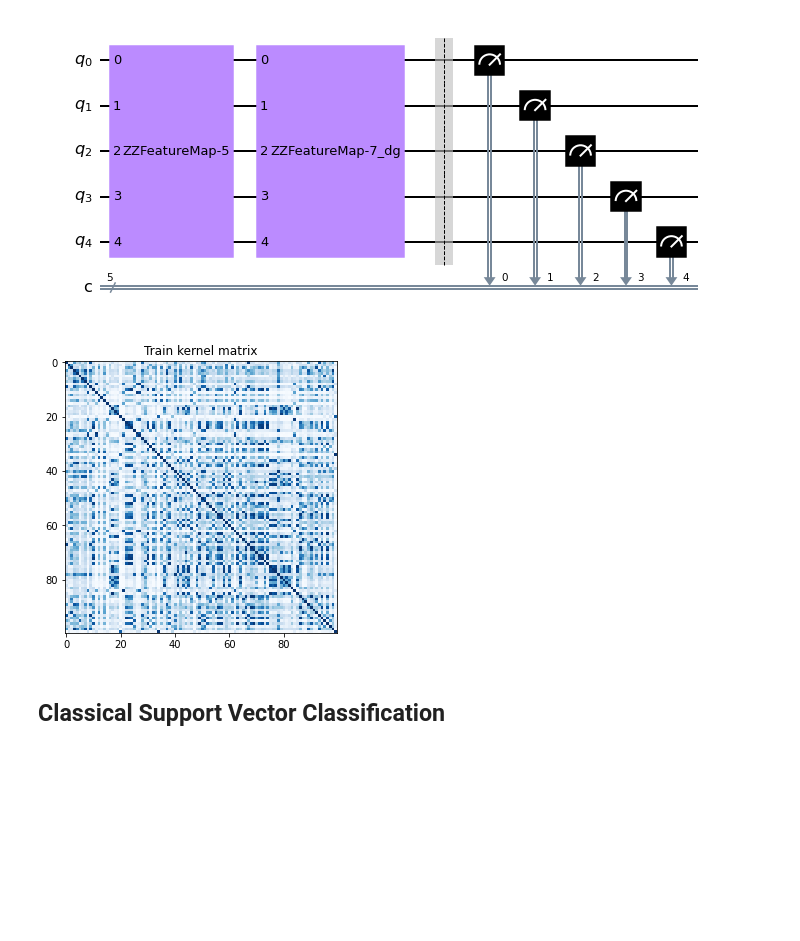
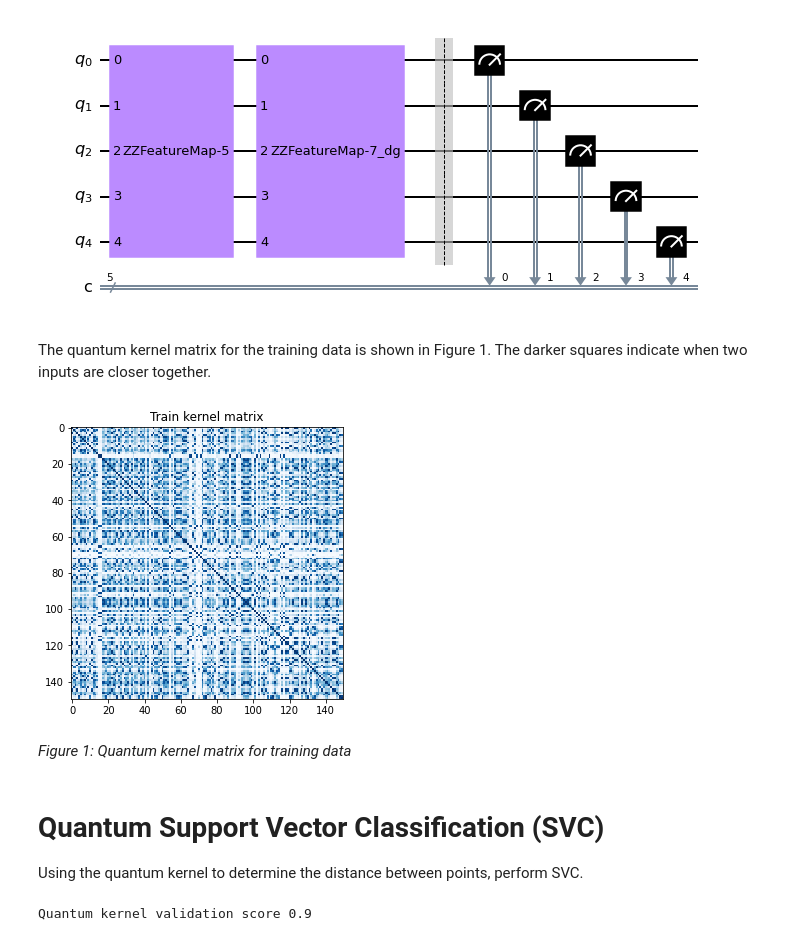
Before and after one commit to EmilyMWright/QKE-Quantum-Noise-Fingerprint-CSC-586A, a Jupyter notebook: QKE_Implementation.ipynb, the cells around one changed output. Saved outputs shown, nothing was run; the diff lists cells and outputs as text; code cells hidden in the pictures; blank space fills up the shorter version.

Commit message:
Finish QKE, add classical SVC, sample data, improve write-up

```diff
--- a/QKE_Implementation.ipynb
+++ b/QKE_Implementation.ipynb
@@ -49,6 +56,9 @@ df = pd.concat(list_dfs, axis=1)
 # append target column
 df['QC Name'] = df_gb.get_group(1)['QC Name'].reset_index(drop=True)
 
+# shuffle
+df = df.sample(frac=1).reset_index(drop=True)
+
 # show
 df
 # %% [output]
@@ -68,3 +81,6 @@ df
+# %%
+# sample
+df = df.sample(n=200).reset_index(drop=True)
 # %% [markdown]
 ## Train-Test Split
 # %%
@@ -131,6 +141,6 @@ qinst = QuantumInstance(backend, shots, SEED)
 # %%
 # encode data via ZZ feature map
-map_z = ZZFeatureMap(feature_dimension=5, reps=3, entanglement='linear')
+map_z = ZZFeatureMap(feature_dimension=5, reps=1, entanglement='linear')
 
 # create kernel circuit
 z_kernel = QuantumKernel(feature_map=map_z, quantum_instance=qinst)
@@ -140,28 +150,35 @@ kernel_qc = z_kernel.construct_circuit(X_tr_pca[0])
 kernel_qc.draw('mpl')
 # %% [output]
 [figure]
+# %% [markdown]
+The quantum kernel matrix for the training data is shown in Figure 1. The darker squares indicate when two inputs are closer together.
 # %%
 # find kernel matrix
 with np.errstate(divide='ignore',invalid='ignore'):
-    train_matrix= z_kernel.evaluate(x_vec=X_tr_pca[0:100,:])
+    train_matrix= z_kernel.evaluate(x_vec=X_tr_pca)
 
 # show kernel
 fig, axs = plt.subplots(1, figsize=(10, 5))
 axs.imshow(
     np.asmatrix(train_matrix), interpolation="nearest", origin="upper", cmap="Blues"
 )
 axs.set_title("Train kernel matrix")
 plt.show()
 # %% [output]
-[figure, old version]
+[figure, new version]
-# %% [markdown]
-## Classical Support Vector Classification
+# %% [markdown]
+*Figure 1: Quantum kernel matrix for training data*
+# %% [markdown]
+# Quantum Support Vector Classification (SVC)
+Using the quantum kernel to determine the distance between points, perform SVC.
 # %%
-# do support vector classification
+# do support vector classification with quantum kernel
 with np.errstate(divide='ignore', invalid='ignore'):
-    model = SVC(kernel=z_kernel.evaluate)
-    model.fit(X_tr_pca[0:100,:], Y_tr[0:100])
-    score = model.score(X_va_pca[0:100,:], Y_va[0:100])
+    q_model = SVC(kernel=z_kernel.evaluate)
+    q_model.fit(X_tr_pca, Y_tr)
+    q_score = q_model.score(X_va_pca, Y_va)
 
 # show validation score
-print(score)
+print("Quantum kernel validation score", q_score)
+# %% [output]
+Quantum kernel validation score 0.9
```
Also changed, not shown: parts of 13 cells of this notebook.
